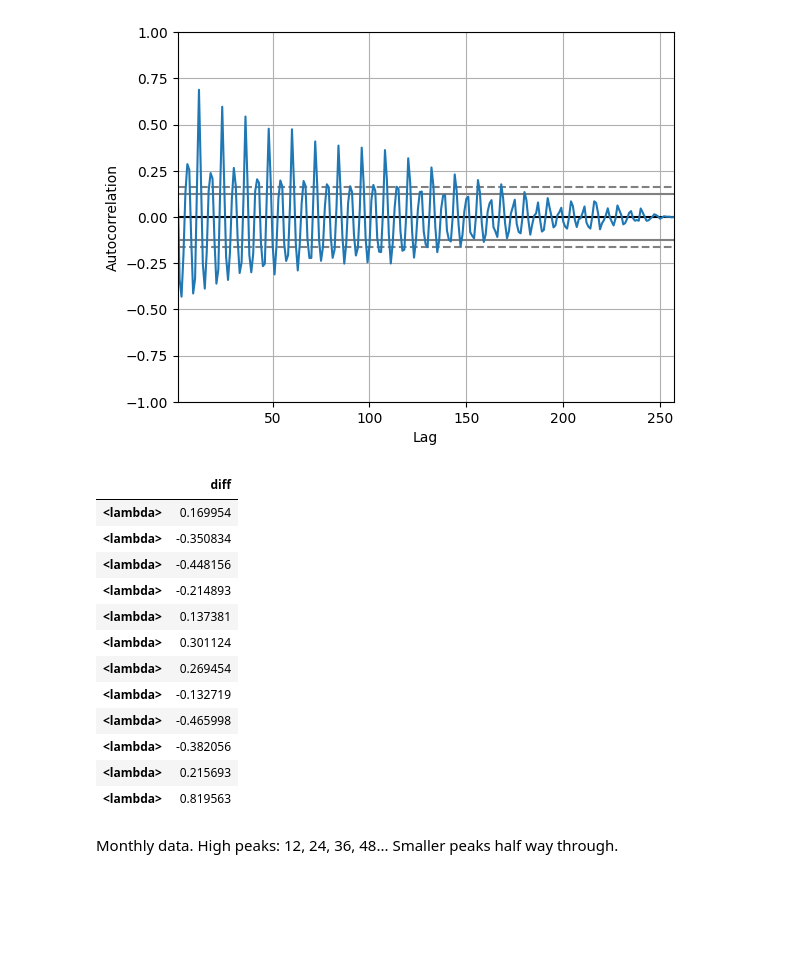
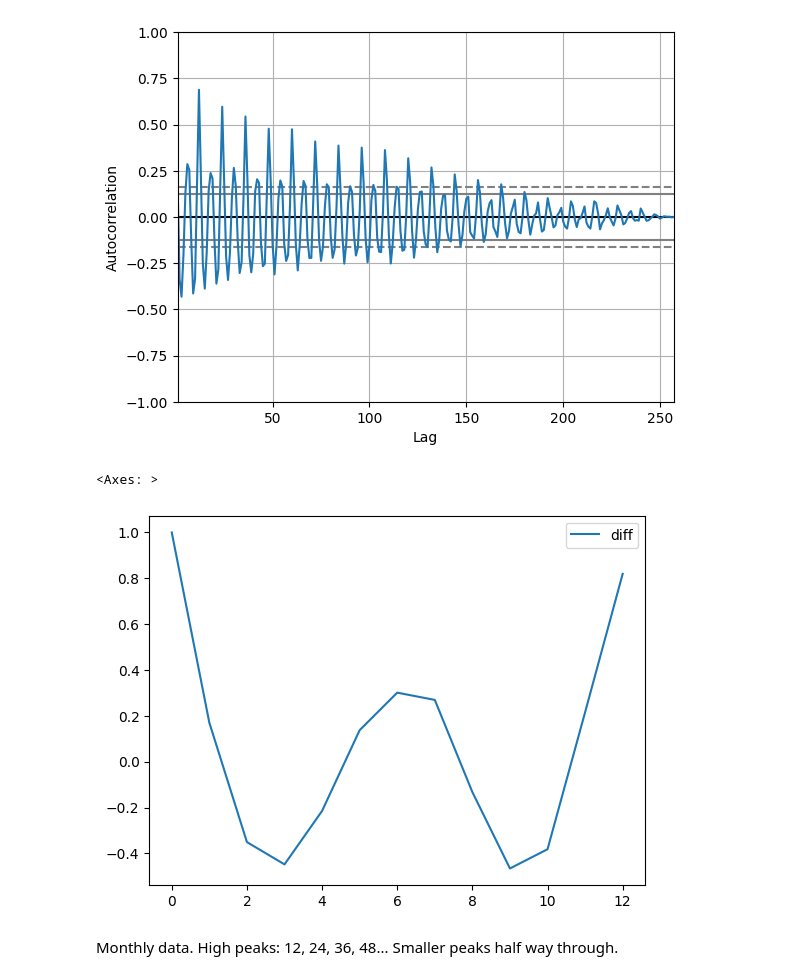
Before and after one commit to stelios-c/sig_proc, a Jupyter notebook: pydata_london2025/timeseries.ipynb, the cells around one changed output. Saved outputs shown, nothing was run; the diff lists cells and outputs as text; code cells hidden in the pictures; blank space fills up the shorter version.

Commit message:
index 0-12

```diff
--- a/pydata_london2025/timeseries.ipynb
+++ b/pydata_london2025/timeseries.ipynb
@@ -100,24 +100,16 @@ pd.plotting.autocorrelation_plot(trends_df.pipe(non_partial_diff))
 # %%
 (trends_df
  .pipe(non_partial_diff)
  .rename(columns={'Fourier Transform diff':'diff'})
- .agg({'diff':[lambda x:x.autocorr(1),lambda x:x.autocorr(2), lambda x:x.autocorr(3),lambda x:x.autocorr(4),lambda x:x.autocorr(5),lambda x:x.autocorr(6),
+ .agg({'diff':[lambda x:x.autocorr(0),lambda x:x.autocorr(1),lambda x:x.autocorr(2), lambda x:x.autocorr(3),lambda x:x.autocorr(4),lambda x:x.autocorr(5),lambda x:x.autocorr(6),
               lambda x:x.autocorr(7),lambda x:x.autocorr(8), lambda x:x.autocorr(9),lambda x:x.autocorr(10),lambda x:x.autocorr(11),lambda x:x.autocorr(12)]})
-)#.plot()
+ .reset_index()
+ [['diff']]
+ .plot()
+)
 # %% [output]
-|  | diff |
-| <lambda> | 0.169954 |
-| <lambda> | -0.350834 |
-| <lambda> | -0.448156 |
-| <lambda> | -0.214893 |
-| <lambda> | 0.137381 |
-| <lambda> | 0.301124 |
-| <lambda> | 0.269454 |
-| <lambda> | -0.132719 |
-| <lambda> | -0.465998 |
-| <lambda> | -0.382056 |
-| <lambda> | 0.215693 |
-| <lambda> | 0.819563 |
+<Axes: >
+[figure, added]
 # %% [markdown]
 Monthly data. High peaks: 12, 24, 36, 48... Smaller peaks half way through.
 # %%
```
